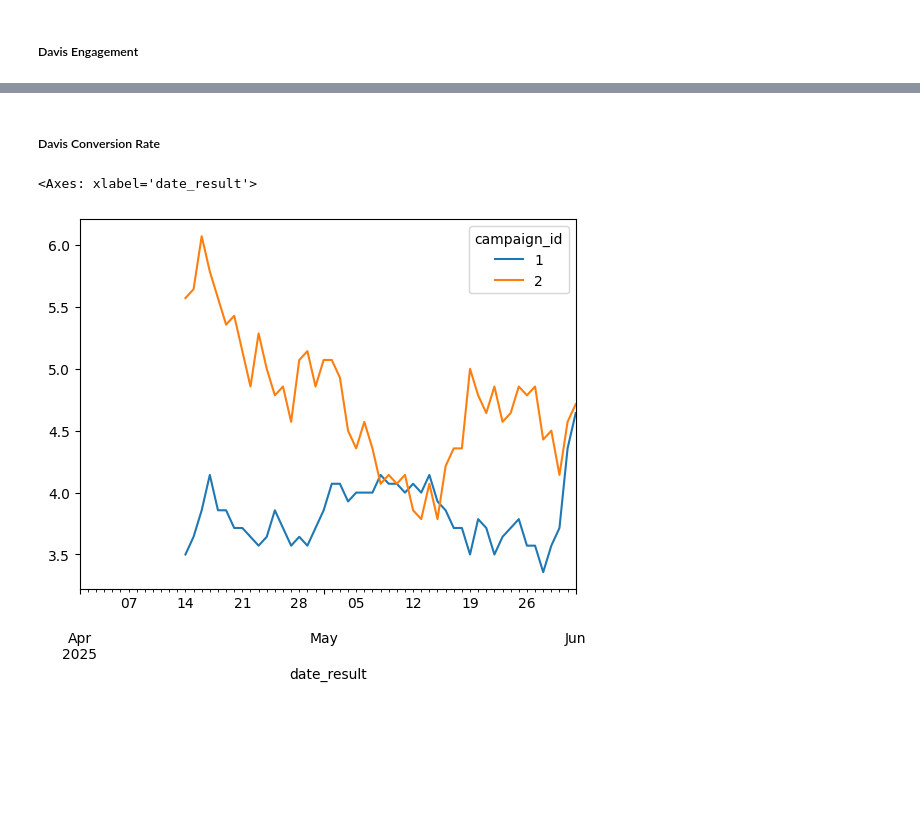
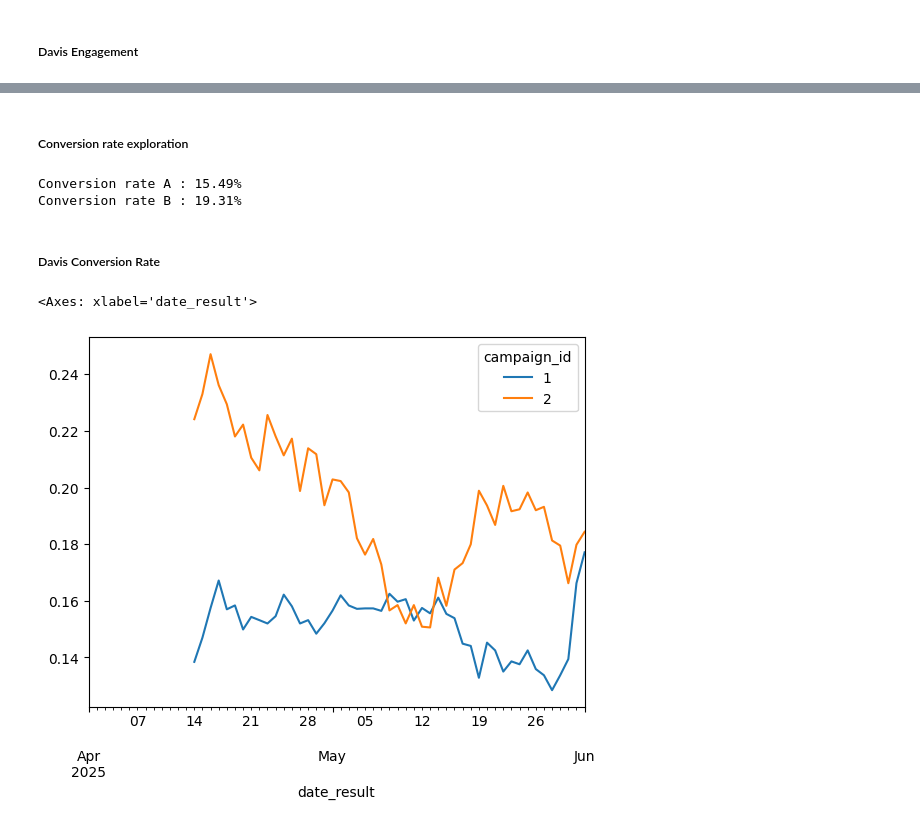
Before and after one commit to vandevee3/MarketingAnalysis, a Jupyter notebook: source/main.ipynb, the cells around one changed output, grey strips where cells are left out. Cells and saved outputs as stored; diff of their text form; code cells hidden in the pictures; blank space fills up the shorter version.

```diff
--- a/source/main.ipynb
+++ b/source/main.ipynb
@@ -533,13 +548,27 @@ Conversion rate B : 19.31%
+# %% [markdown]
+##### Conversion rate exploration
+# %%
+conversion_rate_a, conversion_rate_b = calculate_conversion_rate(main_df)
+
+print(f"Conversion rate A : {round(conversion_rate_a * 100, 2)}%")
+print(f"Conversion rate B : {round(conversion_rate_b * 100, 2)}%")
+# %% [output]
+Conversion rate A : 15.49%
+Conversion rate B : 19.31%
 # %% [markdown]
 ##### Davis Conversion Rate
 # %%
-daily_counts_cvr = main_df.copy()
+cleaned_checkout = main_df.copy()
 
-daily_counts_cvr = daily_counts_cvr[daily_counts_cvr['date_checkout'] >= daily_counts_cvr['date_result']]
-daily_counts_cvr = daily_counts_cvr.groupby(['date_result', 'campaign_id'])['is_checkout'].sum().reset_index()
+cleaned_checkout = cleaned_checkout[(cleaned_checkout['date_checkout'] >= cleaned_checkout['date_result']) & (cleaned_checkout['is_click'] == 1)]
+daily_counts_cvr = cleaned_checkout.groupby(['date_result', 'campaign_id']).agg({'is_click' : 'sum','is_checkout' : 'sum', 'total_sales' : 'sum'}).reset_index()
+daily_counts_cvr = pd.pivot(daily_counts_cvr, index= 'date_result', columns= 'campaign_id', values= ['is_click','is_checkout', 'total_sales'])
+daily_counts_cvr = daily_counts_cvr.rolling(window= 14).mean()
 
-daily_counts_cvr = pd.pivot(daily_counts_cvr, index= 'date_result', columns= 'campaign_id', values= 'is_checkout')
-daily_counts_cvr.rolling(window= 14).mean().plot.line()
+daily_counts_cvr[('cvr', 1)] = daily_counts_cvr[('is_checkout', 1)] / daily_counts_cvr[('is_click', 1)]
+daily_counts_cvr[('cvr', 2)] = daily_counts_cvr[('is_checkout', 2)] / daily_counts_cvr[('is_click', 2)]
+daily_counts_cvr['cvr'].plot.line()
+# daily_counts_cvr.head(20)
 # %% [output]
 <Axes: xlabel='date_result'>
-[figure, old version]
+[figure, new version]
```
Also changed, not shown: parts of 48 cells of this notebook.
